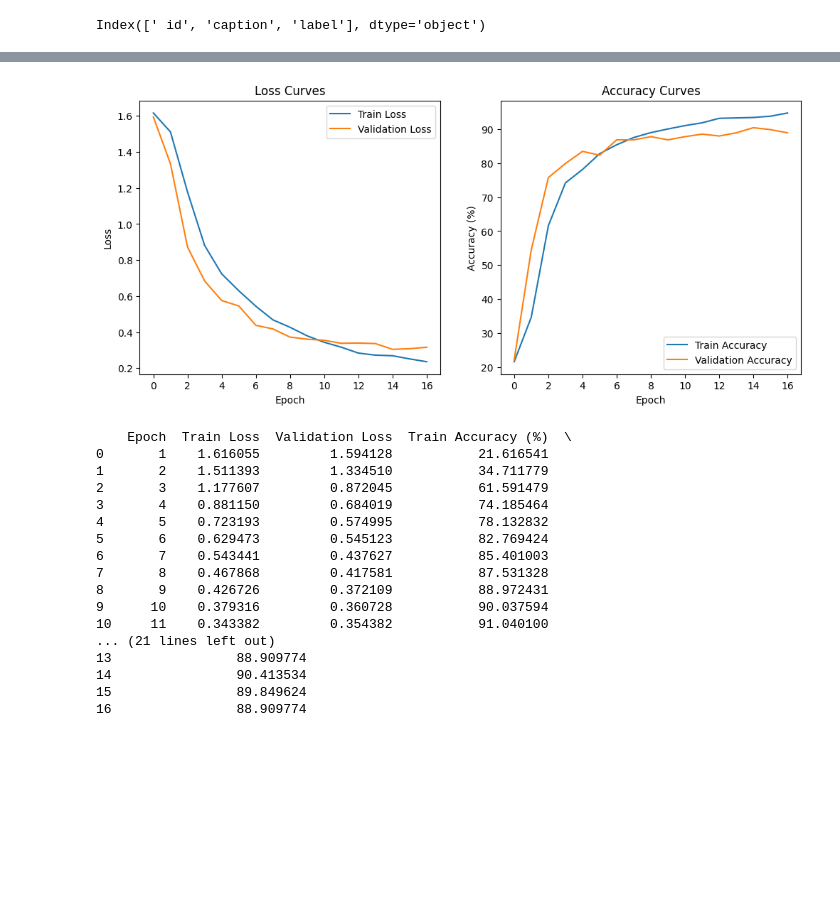
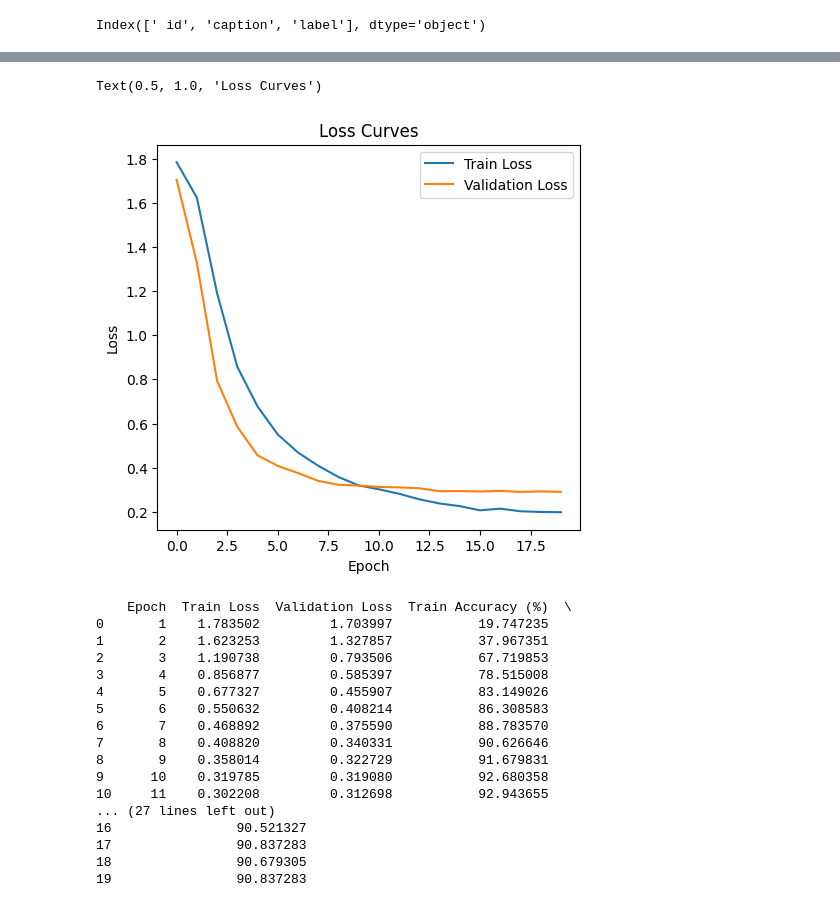
Before and after one commit to SanjidaPriya57/Multimodal_Disaster_Dataset_Bangla-MDDB, a Jupyter notebook: XLMR_multiclass_MDDB.ipynb, the cells around one changed output, grey strips where cells are left out. Cells and saved outputs as stored; diff of their text form; code cells hidden in the pictures; blank space fills up the shorter version.

```diff
--- a/XLMR_multiclass_MDDB.ipynb
+++ b/XLMR_multiclass_MDDB.ipynb
@@ -107,11 +66,12 @@ import pandas as pd
 
 # Define the mapping
 label_mapping = {
+    'flood': 0,
+    'Cyclone': 1,
+    'Earthquake': 2,
     'River Erosion': 3,
-    'Cyclone': 1,
-    'Anthropogenic': 4,
-    'flood': 0,
-    'Earthquake': 2
+    'Fire' : 4,
+    'Anthropogenic': 5
 }
 
 # Remove 'Non Informative' rows
@@ -285,7 +260,7 @@ device = torch.device('cuda' if torch.cuda.is_available() else 'cpu')
 # Use XLM-Roberta for sequence classification
 model = XLMRobertaForSequenceClassification.from_pretrained(
     'xlm-roberta-base',  # or 'xlm-roberta-large' for better performance
-    num_labels=5
+    num_labels=6
 ).to(device)
 
 # Training setup
@@ -293,7 +268,7 @@ optimizer = AdamW(model.parameters(), lr=3e-6, weight_decay=0.2)
 total_steps = len(train_dl) * 20
 scheduler = get_linear_schedule_with_warmup(
     optimizer,
-    num_warmup_steps=0,
+    num_warmup_steps = int(0.1 * total_steps),
     num_training_steps=total_steps
 )
 
@@ -321,7 +296,8 @@ for epoch in range(20):
         labels = batch['labels'].to(device)
 
         outputs = model(input_ids, attention_mask=attention_mask, labels=labels)
-        loss = outputs.loss
+        logits = outputs.logits
+        loss = smoothed_ce_loss(logits, labels)
         loss.backward()
         optimizer.step()
         scheduler.step()
@@ -401,29 +377,30 @@ Validation Loss: 0.3544, Validation Accuracy: 87.78%
 # %%
 import matplotlib.pyplot as plt
 
 plt.figure(figsize=(12, 5))
 
 plt.subplot(1, 2, 1)
 plt.plot(train_losses, label='Train Loss')
 plt.plot(val_losses, label='Validation Loss')
 plt.xlabel('Epoch')
 plt.ylabel('Loss')
 plt.legend()
 plt.title('Loss Curves')
 
-plt.subplot(1, 2, 2)
-plt.plot(train_accuracies, label='Train Accuracy')
-plt.plot(val_accuracies, label='Validation Accuracy')
-plt.xlabel('Epoch')
-plt.ylabel('Accuracy (%)')
-plt.legend()
-plt.title('Accuracy Curves')
+# plt.subplot(1, 2, 2)
+# plt.plot(train_accuracies, label='Train Accuracy')
+# plt.plot(val_accuracies, label='Validation Accuracy')
+# plt.xlabel('Epoch')
+# plt.ylabel('Accuracy (%)')
+# plt.legend()
+# plt.title('Accuracy Curves')
 
-plt.savefig('training_curves.png')  # Save the figure as a file
+# plt.savefig('training_curves.png')  # Save the figure as a file
 
-plt.show()
+# plt.show()
 # %% [output]
+Text(0.5, 1.0, 'Loss Curves')
-[figure, old version]
+[figure, new version]
 # %%
 import pandas as pd
 
@@ -442,22 +419,22 @@ print(df)
 df.to_csv('training_metrics.csv', index=False)
 # %% [output]
     Epoch  Train Loss  Validation Loss  Train Accuracy (%)  \
-0       1    1.616055         1.594128           21.616541
-1       2    1.511393         1.334510           34.711779
-2       3    1.177607         0.872045           61.591479
-3       4    0.881150         0.684019           74.185464
-4       5    0.723193         0.574995           78.132832
-5       6    0.629473         0.545123           82.769424
-6       7    0.543441         0.437627           85.401003
-7       8    0.467868         0.417581           87.531328
-8       9    0.426726         0.372109           88.972431
-9      10    0.379316         0.360728           90.037594
-10     11    0.343382         0.354382           91.040100
-... (21 lines left out)
-13                88.909774
-14                90.413534
-15                89.849624
-16                88.909774
+0       1    1.783502         1.703997           19.747235
+1       2    1.623253         1.327857           37.967351
+2       3    1.190738         0.793506           67.719853
+3       4    0.856877         0.585397           78.515008
+4       5    0.677327         0.455907           83.149026
+5       6    0.550632         0.408214           86.308583
+6       7    0.468892         0.375590           88.783570
+7       8    0.408820         0.340331           90.626646
+8       9    0.358014         0.322729           91.679831
+9      10    0.319785         0.319080           92.680358
+10     11    0.302208         0.312698           92.943655
+... (27 lines left out)
+16                90.521327
+17                90.837283
+18                90.679305
+19                90.837283
 # %%
 from sklearn.metrics import classification_report, confusion_matrix
 import seaborn as sns
```
Also changed, not shown: parts of 9 cells of this notebook.
